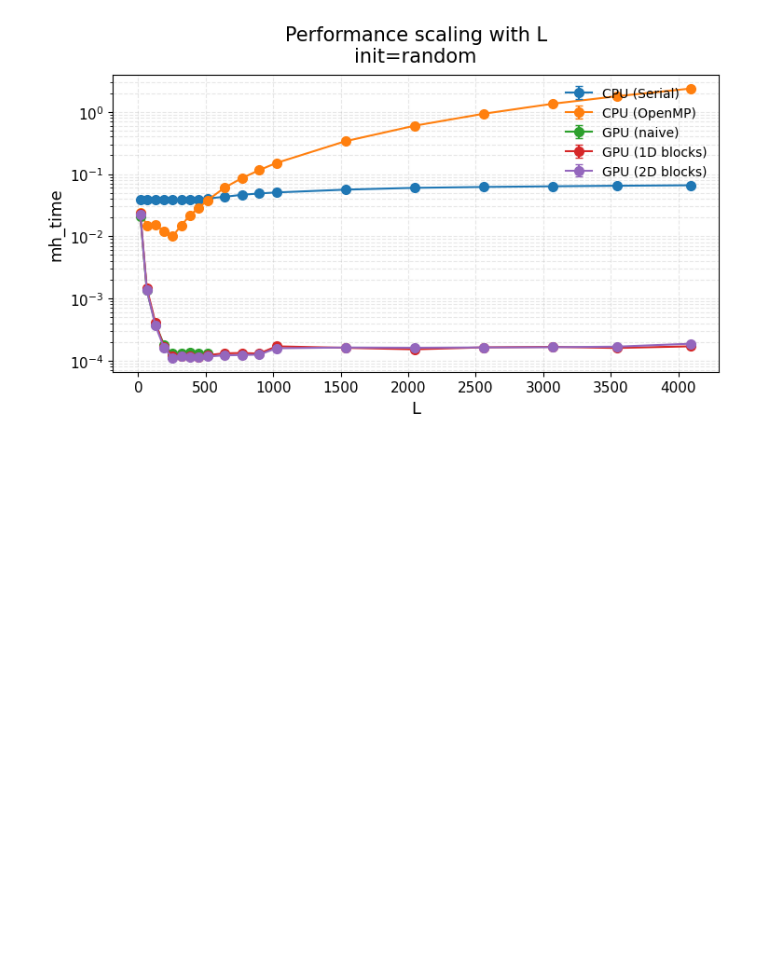
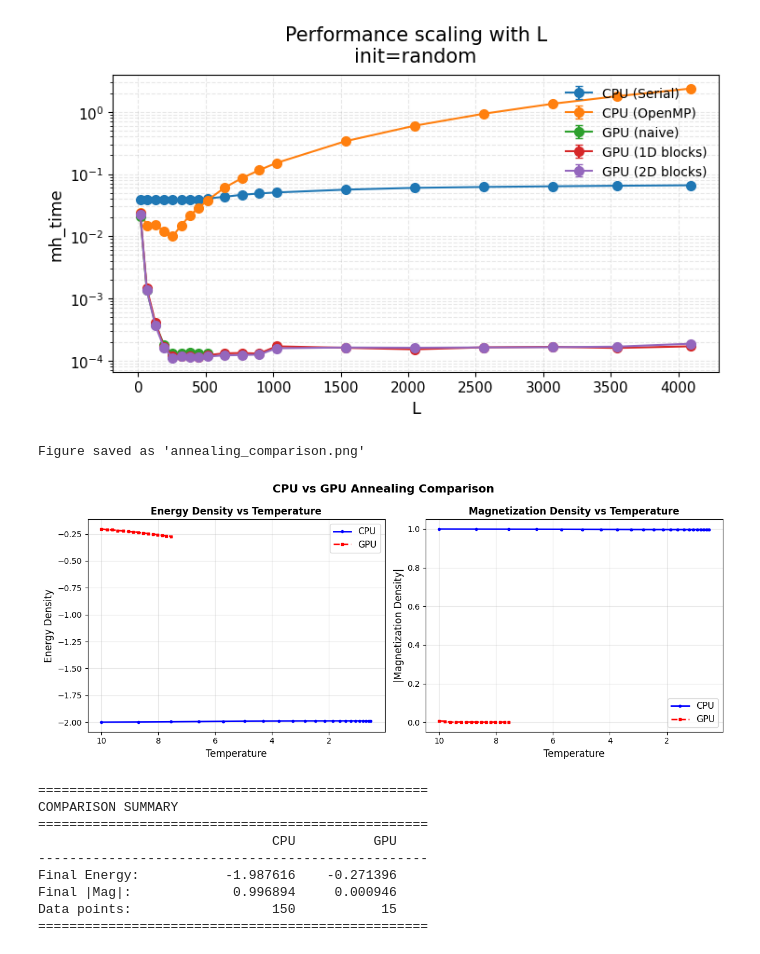
Before and after one commit to nicolomontagner02/GPU_Ising_model, a Jupyter notebook: Post_processing.ipynb, the cells around one changed output. Drawn from its saved outputs; the diff is of its cells as text; code cells hidden in the pictures; blank space fills up the shorter version.

Commit message:
Annealing serial fix

```diff
--- a/Post_processing.ipynb
+++ b/Post_processing.ipynb
@@ -529,3 +529,83 @@ plot_time_vs_L(
 [figure]
 [figure]
 [figure]
+# %%
+import numpy as np
+import matplotlib.pyplot as plt
+
+def plot_comparison(cpu_file="annealing_trajectory.dat",
+                   gpu_file="gpu_annealing_trajectory.dat"):
+    """
+    Simple comparison of CPU vs GPU annealing trajectories.
+    """
+    # Read data
+    cpu_data = np.loadtxt(cpu_file, comments='#')
+    gpu_data = np.loadtxt(gpu_file, comments='#')
+
+    # Extract columns: Temperature, Energy, Energy_density, Mag, Mag_density
+    cpu_T = cpu_data[:, 0]
+    cpu_E = cpu_data[:, 2]  # energy density
+    cpu_M = cpu_data[:, 4]  # magnetization density
+
+    gpu_T = gpu_data[:, 0]
+    gpu_E = gpu_data[:, 2]
+    gpu_M = gpu_data[:, 4]
+
+    # Create figure
+    fig, (ax1, ax2) = plt.subplots(1, 2, figsize=(12, 5))
+
+    # Plot 1: Energy density
+    ax1.plot(cpu_T, cpu_E, 'b-', linewidth=2, label='CPU', marker='o',
+             markersize=3, markevery=max(1, len(cpu_T)//20))
+    ax1.plot(gpu_T, gpu_E, 'r--', linewidth=2, label='GPU', marker='s',
+             markersize=3, markevery=max(1, len(gpu_T)//20))
+    ax1.set_xlabel('Temperature', fontsize=12)
+    ax1.set_ylabel('Energy Density', fontsize=12)
+    ax1.set_title('Energy Density vs Temperature', fontweight='bold')
+    ax1.legend(fontsize=11)
+    ax1.grid(True, alpha=0.3)
+    ax1.invert_xaxis()
+
+    # Plot 2: Magnetization density
+    ax2.plot(cpu_T, np.abs(cpu_M), 'b-', linewidth=2, label='CPU', marker='o',
+             markersize=3, markevery=max(1, len(cpu_T)//20))
+    ax2.plot(gpu_T, np.abs(gpu_M), 'r--', linewidth=2, label='GPU', marker='s',
+             markersize=3, markevery=max(1, len(gpu_T)//20))
+    ax2.set_xlabel('Temperature', fontsize=12)
+    ax2.set_ylabel('|Magnetization Density|', fontsize=12)
+    ax2.set_title('Magnetization Density vs Temperature', fontweight='bold')
+    ax2.legend(fontsize=11)
+    ax2.grid(True, alpha=0.3)
+    ax2.invert_xaxis()
+
+    plt.suptitle('CPU vs GPU Annealing Comparison', fontsize=14, fontweight='bold')
+    plt.tight_layout()
+    plt.savefig('annealing_comparison.png', dpi=300, bbox_inches='tight')
+    print("Figure saved as 'annealing_comparison.png'")
+    plt.show()
+
+    # Print summary
+    print("\n" + "="*50)
+    print("COMPARISON SUMMARY")
+    print("="*50)
+    print(f"{'':20s} {'CPU':>12s} {'GPU':>12s}")
+    print("-"*50)
+    print(f"{'Final Energy:':20s} {cpu_E[-1]:12.6f} {gpu_E[-1]:12.6f}")
+    print(f"{'Final |Mag|:':20s} {abs(cpu_M[-1]):12.6f} {abs(gpu_M[-1]):12.6f}")
+    print(f"{'Data points:':20s} {len(cpu_T):12d} {len(gpu_T):12d}")
+    print("="*50)
+
+if __name__ == "__main__":
+    plot_comparison()
+# %% [output]
+Figure saved as 'annealing_comparison.png'
+[figure, added]
+==================================================
+COMPARISON SUMMARY
+==================================================
+                              CPU          GPU
+--------------------------------------------------
+Final Energy:           -1.987616    -0.271396
+Final |Mag|:             0.996894     0.000946
+Data points:                  150           15
+==================================================
```
Also changed, not shown: 5 other files.
